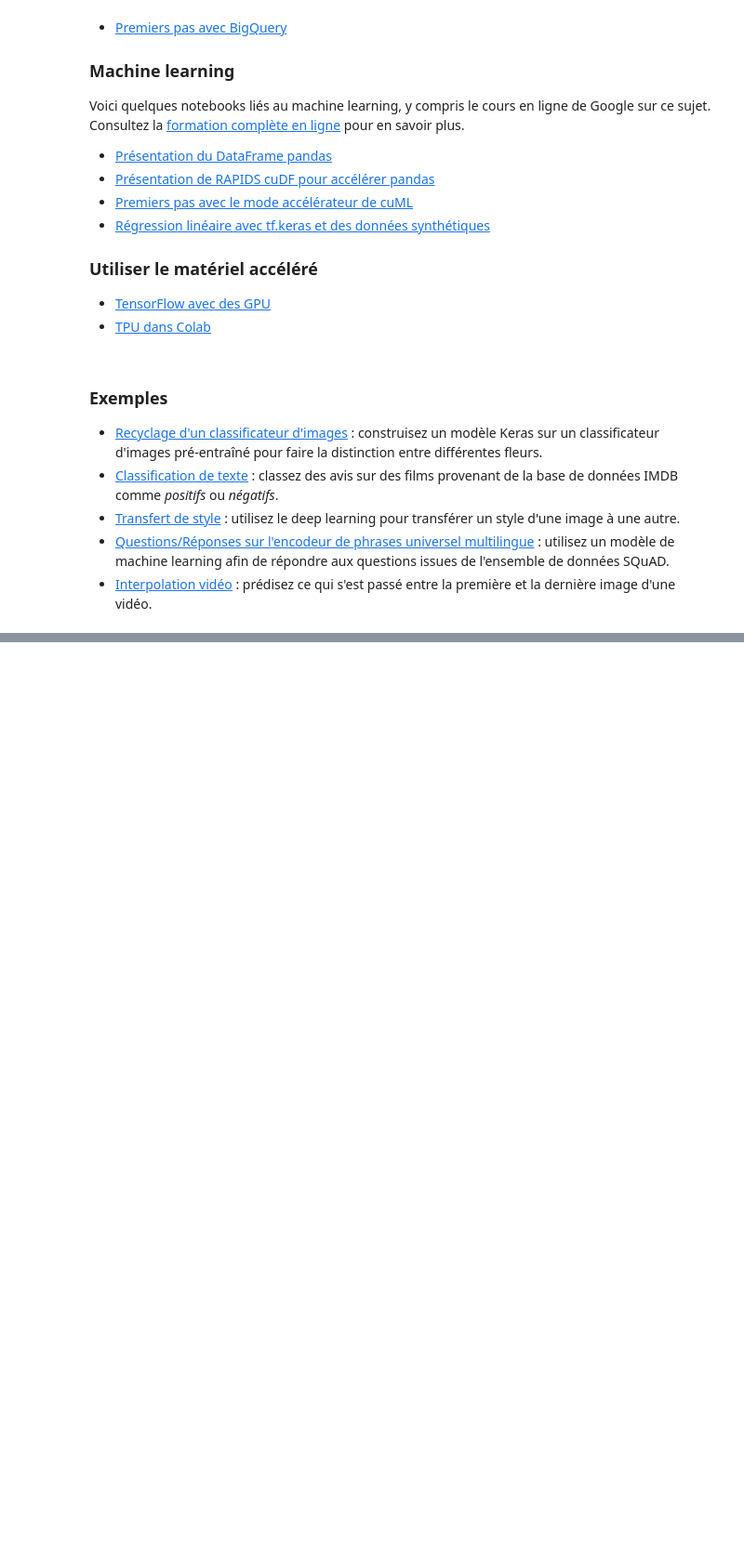
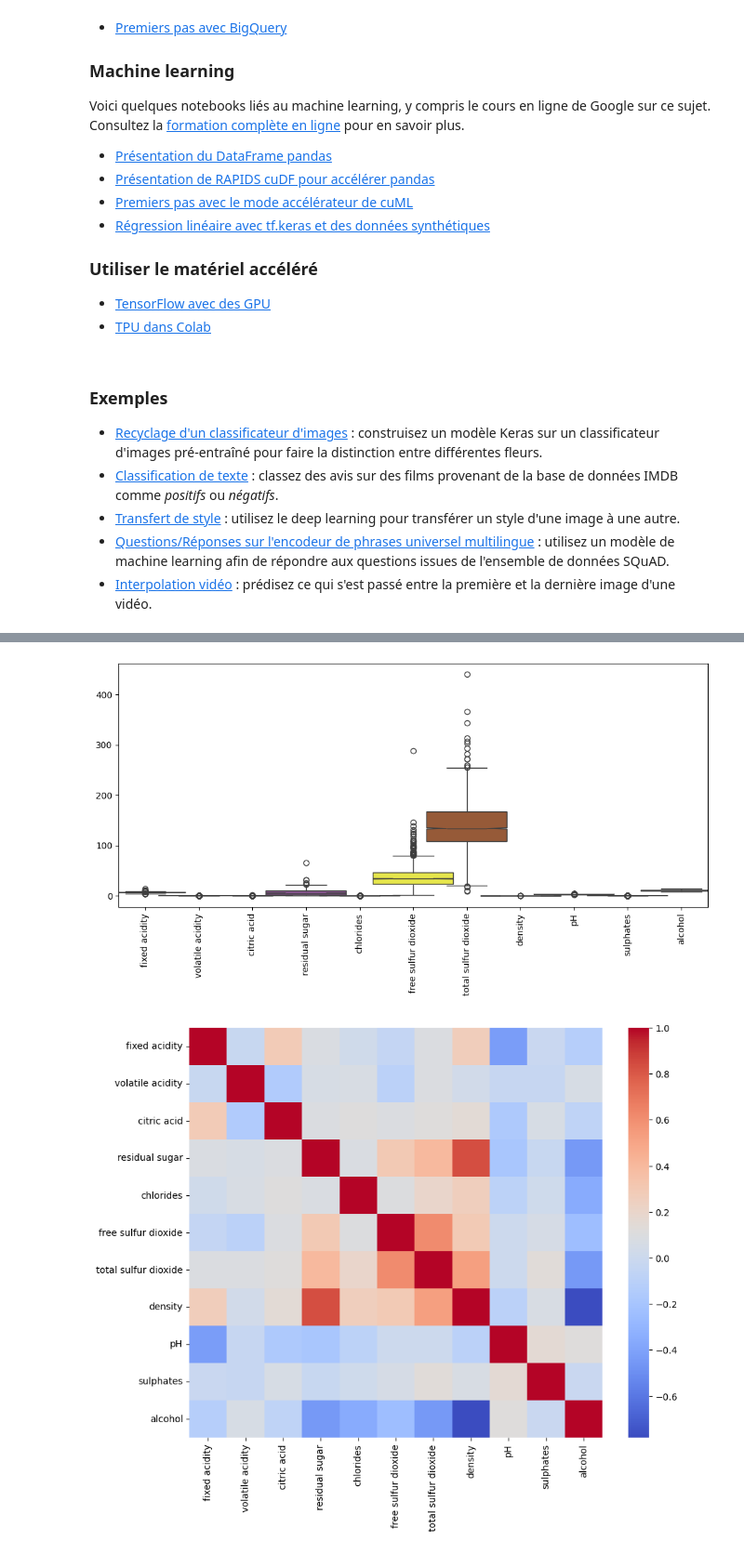
Before and after one commit to berradimeriemencg/DS2025, a Jupyter notebook: Bienvenue_dans_Colab.ipynb, the cells around one changed output, grey strips where cells are left out. Shown at 93% size. Cells and saved outputs as stored; diff of their text form; code cells hidden in the pictures; blank space fills up the shorter version.

```diff
--- a/Bienvenue_dans_Colab.ipynb
+++ b/Bienvenue_dans_Colab.ipynb
@@ -399,0 +244,18 @@ Voici quelques notebooks liés au machine learning, y compris le cours en ligne
+# %%
+import matplotlib.pyplot as plt
+import seaborn as sns
+
+plt.figure(figsize=(12,5))
+ax = plt.gca()
+sns.boxplot(data=X, orient="v", palette="Set1", width=1.5, notch=True)
+ax.set_xticklabels(ax.get_xticklabels(), rotation=90)
+plt.show()
+
+# Matrice de corrélation
+plt.figure(figsize=(10,8))
+corr = X.corr()
+sns.heatmap(corr, cmap="coolwarm")
+plt.show()
+# %% [output]
+[figure, added]
+[figure, added]
```
Also changed, not shown: parts of 29 cells of this notebook.
